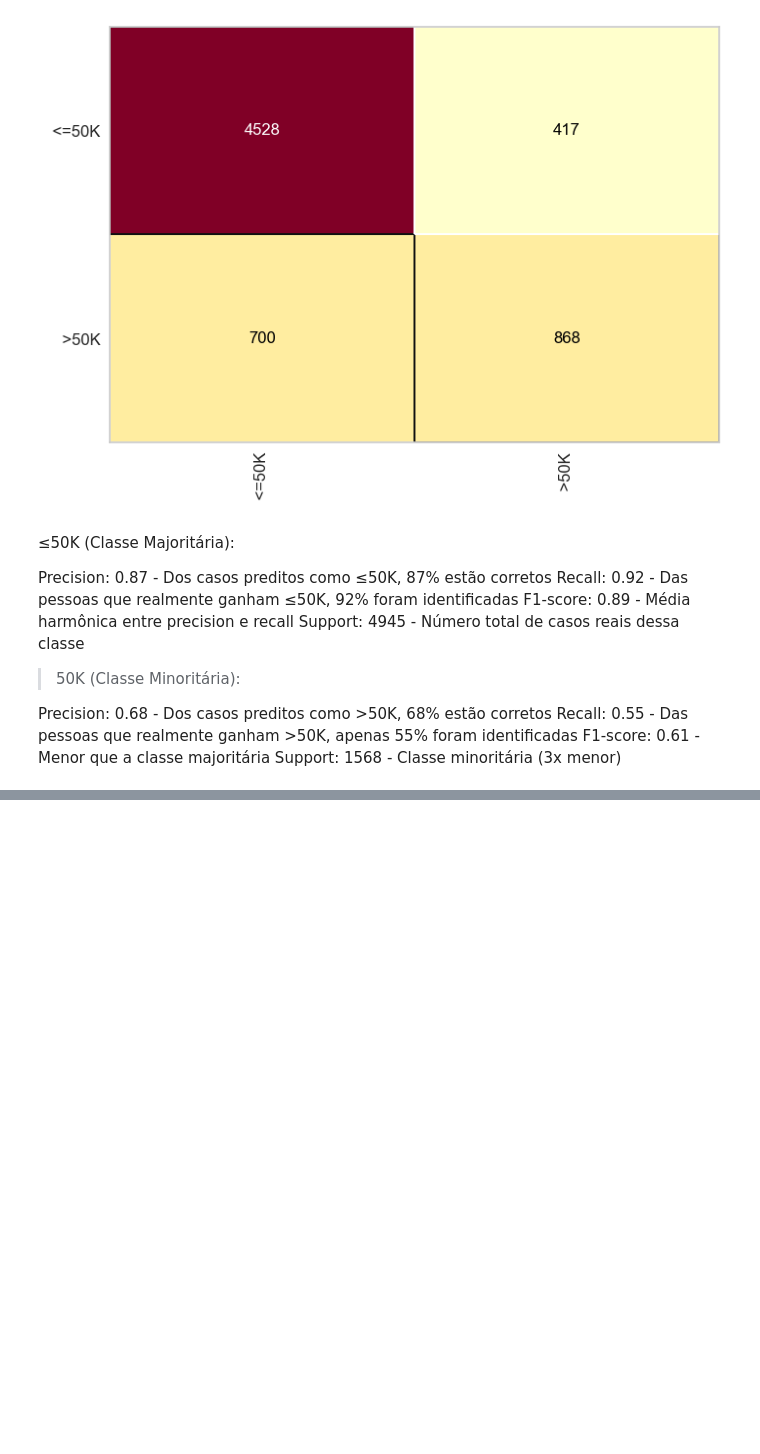
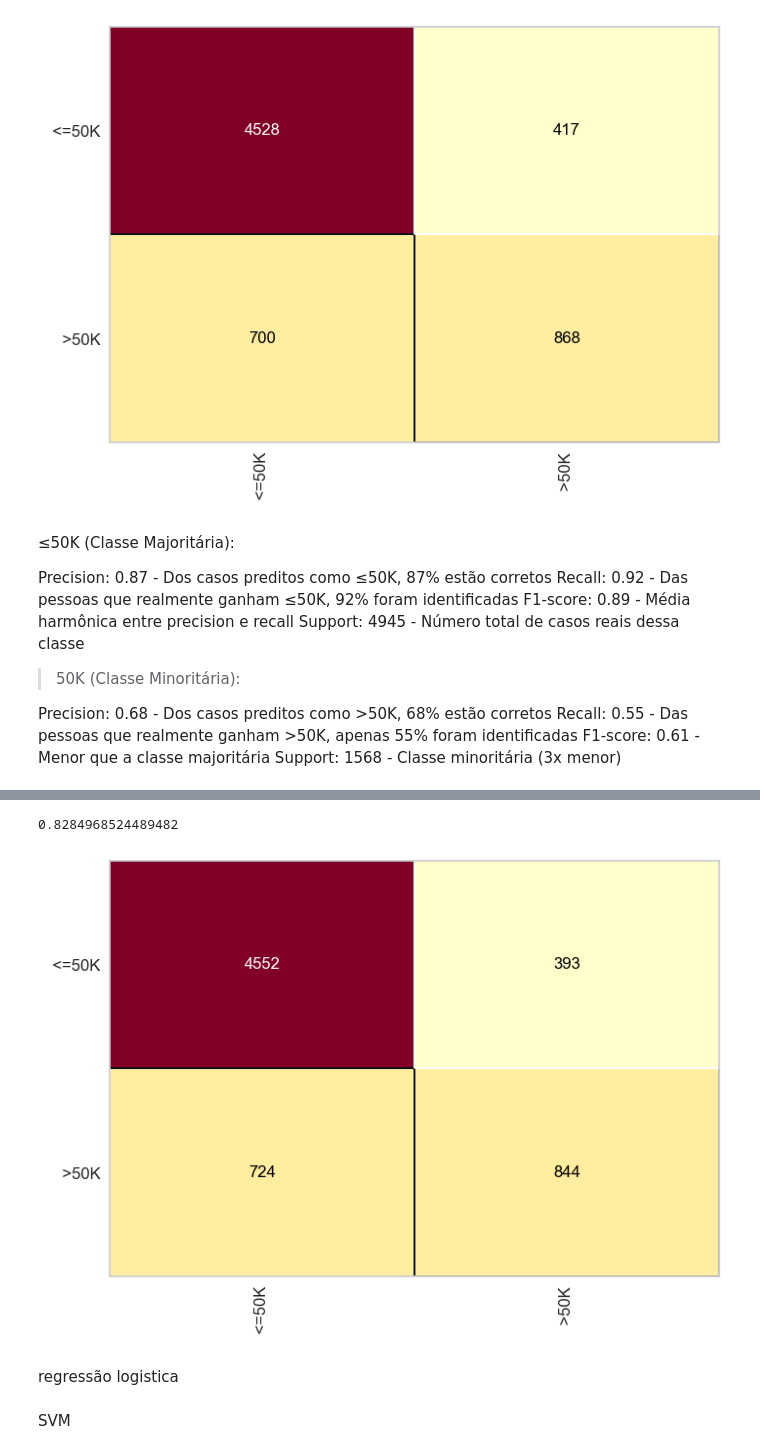
Before and after one commit to hjmartins/ML-project, a Jupyter notebook: notebook/exploratory-analysis.ipynb, the cells around one changed output, grey strips where cells are left out. Cells and saved outputs as stored; diff of their text form; code cells hidden in the pictures; blank space fills up the shorter version.

```diff
--- a/notebook/exploratory-analysis.ipynb
+++ b/notebook/exploratory-analysis.ipynb
@@ -391,8 +395,12 @@ X_train.shape, X_test.shape, y_train.shape, y_test.shape
 # %% [output]
 ((26048, 60), (6513, 60), (26048,), (6513,))
 # %%
-rf = RandomForestClassifier(n_estimators=100, criterion='gini', random_state=42)
-rf.fit(X_train, y_train)
+import os
+if os.path.getsize('models/random_forest.pkl') == 0:
+    rf = RandomForestClassifier(n_estimators=100, criterion='gini', random_state=42)
+    rf.fit(X_train, y_train)
+else:
+    print("Model already trained and saved.")
 # %% [output]
 RandomForestClassifier(random_state=42)
 # %%
@@ -439,5 +447,9 @@ Recall: 0.55 - Das pessoas que realmente ganham >50K, apenas 55% foram identific
 F1-score: 0.61 - Menor que a classe majoritária
 Support: 1568 - Classe minoritária (3x menor)
 # %%
-with open('../models/random_forest.pkl', 'wb') as f:
-    pickle.dump(rf, f)
+import os
+if os.path.getsize('models/random_forest.pkl') == 0:
+    with open('../models/random_forest.pkl', 'wb') as f:
+        pickle.dump(rf, f)
+else:
+    print("Model already trained and saved.")
@@ -443,0 +458,4 @@ with open('../models/random_forest.pkl', 'wb') as f:
+# %%
+
+with open('../data/data_processed/census.pkl', 'rb') as f:
+    X_train, X_test, y_train, y_test = pickle.load(f)
@@ -443,0 +470,5 @@ with open('../models/random_forest.pkl', 'wb') as f:
+# %%
+import os
+
+knn = KNeighborsClassifier(n_neighbors=15)#tested with 10, 15 and 20
+knn.fit(X_train,y_train)
@@ -443,0 +495,11 @@ with open('../models/random_forest.pkl', 'wb') as f:
+# %%
+cf = ConfusionMatrix(knn)
+cf.fit(X_train, y_train)
+cf.score(X_test, y_test)
+# %% [output]
+0.8284968524489482
+[figure, added]
+# %% [markdown]
+regressão logistica
+# %% [markdown]
+SVM
```
Also changed, not shown: parts of 8 cells of this notebook, 1 other file.
